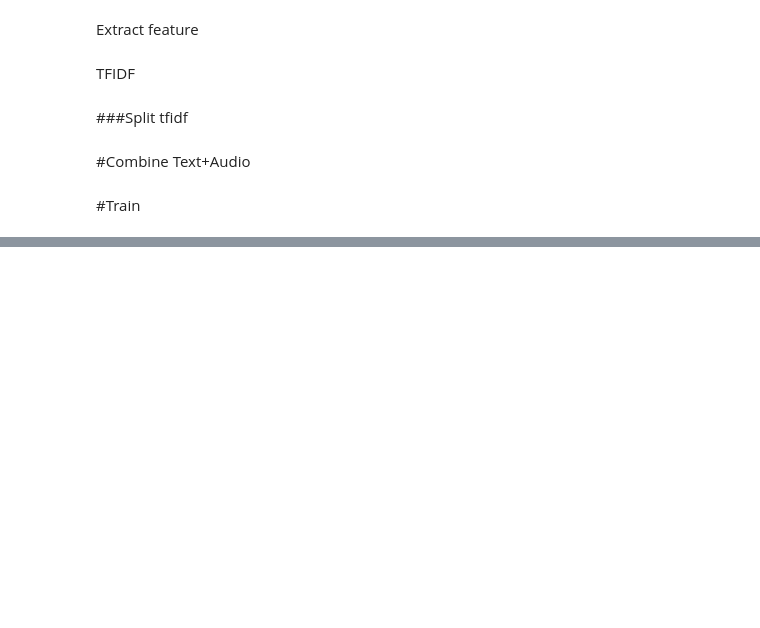
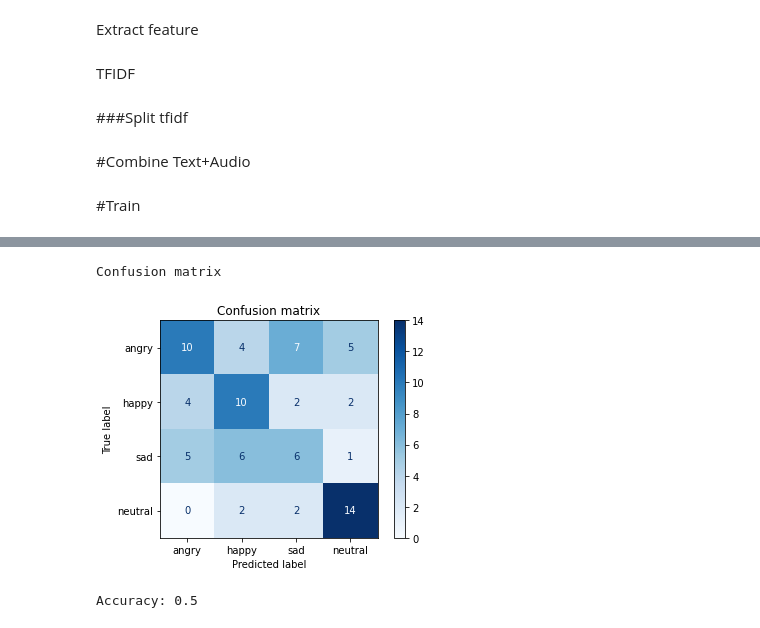
Before and after one commit to lephuocdat2000/DeepLearning-and-Application, a Jupyter notebook: SER.ipynb, the cells around one changed output, grey strips where cells are left out. Saved outputs shown, nothing was run; the diff lists cells and outputs as text; code cells hidden in the pictures; blank space fills up the shorter version.

```diff
--- a/SER.ipynb
+++ b/SER.ipynb
@@ -228,0 +274,27 @@ accuracy_score(y_test, y_pred)
+# %%
+from sklearn.neural_network import MLPClassifier
+
+mlp_classifier = MLPClassifier(hidden_layer_sizes=(650, ), activation='relu', solver='adam', alpha=0.0001,
+                               batch_size='auto', learning_rate='adaptive', learning_rate_init=0.01,
+                               power_t=0.5, max_iter=1000, shuffle=True, random_state=None, tol=0.0001,
+                               verbose=False, warm_start=True, momentum=0.8, nesterovs_momentum=True,
+                               early_stopping=False, validation_fraction=0.1, beta_1=0.9, beta_2=0.999,
+                               epsilon=1e-08)
+
+mlp_classifier.fit(combined_x_train, y_train)
+
+y_pred = mlp_classifier.predict(combined_x_test)
+title = "Confusion matrix"
+disp = plot_confusion_matrix(mlp_classifier, combined_x_test, y_test,
+                             display_labels=emotion_labels,
+                             cmap=plt.cm.Blues,
+                             normalize=None)
+disp.ax_.set_title(title)
+print(title)
+plt.show()
+
+print('Accuracy:',accuracy_score(y_test, y_pred))
+# %% [output]
+Confusion matrix
+[figure, added]
+Accuracy: 0.5
```
Also changed, not shown: parts of 13 cells of this notebook.
